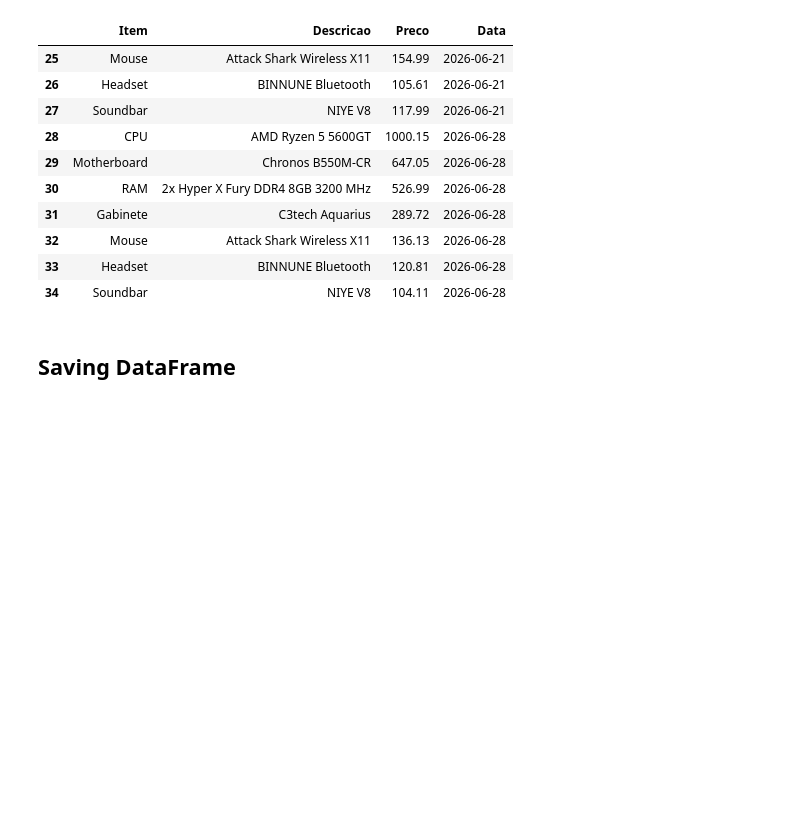
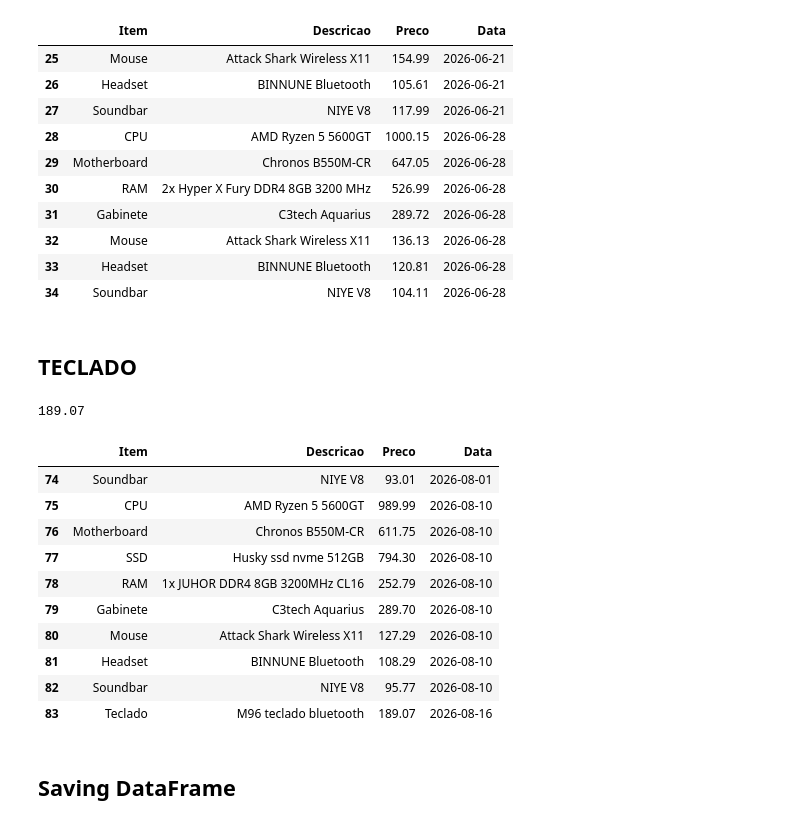
Before and after one commit to josafary-ds/PC-Gamer_Price_Monitoring, a Jupyter notebook: test_files/main_file_test.ipynb, the cells around one changed output. Saved outputs shown, nothing was run; the diff lists cells and outputs as text; code cells hidden in the pictures; blank space fills up the shorter version.

```diff
--- a/test_files/main_file_test.ipynb
+++ b/test_files/main_file_test.ipynb
@@ -95,6 +96,7 @@ df.tail(10)
 # %% [markdown]
 ## Motherboard
 # %%
+driver = webdriver.Chrome()
 driver.get(motherboard_link)
 # %%
 mboard_ptbr = driver.find_element(By.ID, 'valParc').get_property('innerText')
@@ -373,3 +375,5 @@ df.tail(10)
 | 32 | Mouse | Attack Shark Wireless X11 | 136.13 | 2026-06-28 |
 | 33 | Headset | BINNUNE Bluetooth | 120.81 | 2026-06-28 |
 | 34 | Soundbar | NIYE V8 | 104.11 | 2026-06-28 |
+# %% [markdown]
+## TECLADO
@@ -376,3 +389,36 @@ df.tail(10)
+# %%
+keyboard_ptbr = driver.find_element(By.XPATH, "//div[@class='price-default--currentWrap--A_MNgCG']").get_property('innerText')
+keyboard_price = keyboard_ptbr.split('$')[1].replace(',', '.')
+keyboard_price = float(keyboard_price)
+keyboard_price
+# %% [output]
+189.07
+# %%
+item = 'Teclado'
+descricao = 'M96 teclado bluetooth'
+data = date.today()
+
+new_data = pd.DataFrame([{
+    'Item': item,
+    'Descricao': descricao,
+    'Preco': keyboard_price,
+    'Data': data
+}])
+
+df = pd.concat([df, new_data], ignore_index=True)
+df.tail(10)
+# %% [output]
+|  | Item | Descricao | Preco | Data |
+| 74 | Soundbar | NIYE V8 | 93.01 | 2026-08-01 |
+| 75 | CPU | AMD Ryzen 5 5600GT | 989.99 | 2026-08-10 |
+| 76 | Motherboard | Chronos B550M-CR | 611.75 | 2026-08-10 |
+| 77 | SSD | Husky ssd nvme 512GB | 794.30 | 2026-08-10 |
+| 78 | RAM | 1x JUHOR DDR4 8GB 3200MHz CL16 | 252.79 | 2026-08-10 |
+| 79 | Gabinete | C3tech Aquarius | 289.70 | 2026-08-10 |
+| 80 | Mouse | Attack Shark Wireless X11 | 127.29 | 2026-08-10 |
+| 81 | Headset | BINNUNE Bluetooth | 108.29 | 2026-08-10 |
+| 82 | Soundbar | NIYE V8 | 95.77 | 2026-08-10 |
+| 83 | Teclado | M96 teclado bluetooth | 189.07 | 2026-08-16 |
 # %% [markdown]
 ## Saving DataFrame
 # %%
```
Also changed, not shown: parts of 6 cells of this notebook, 3 other files.
